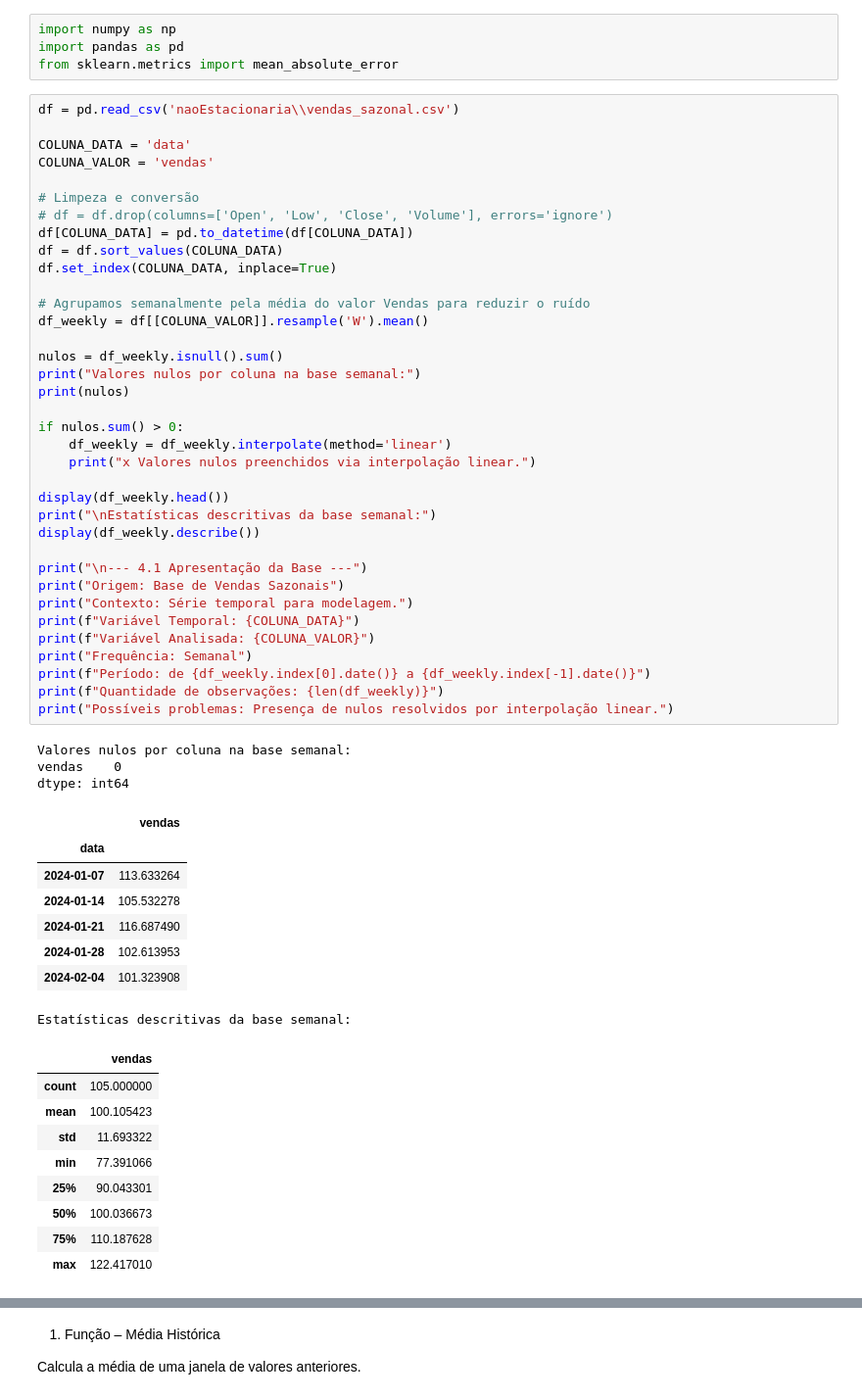
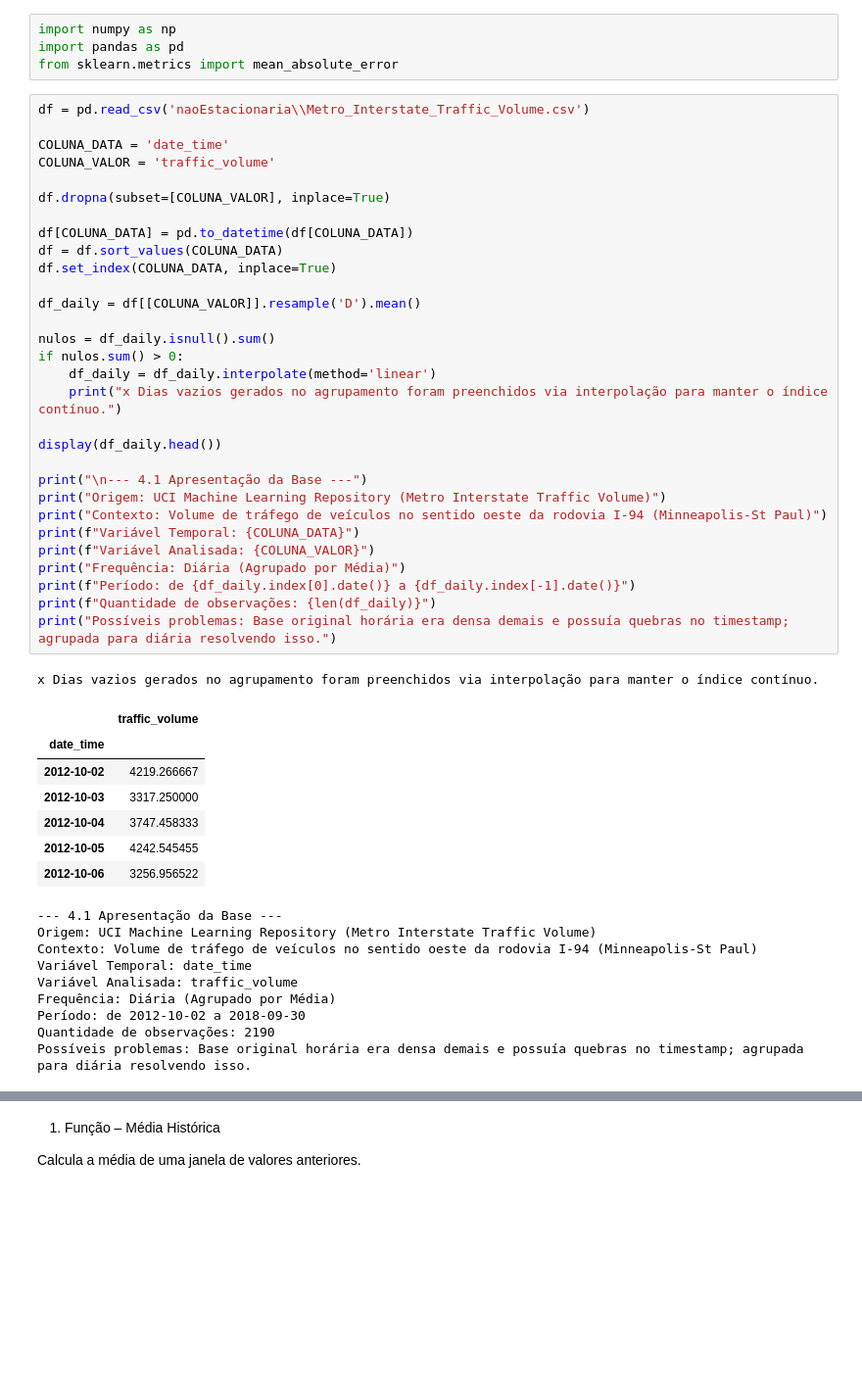
Before and after one commit to LeleNascimennto/sarima-model, a Jupyter notebook: base_models.ipynb, the cells around one changed output, grey strips where cells are left out. Shown at 98% size. Cells and saved outputs as stored; diff of their text form; blank space fills up the shorter version.

Commit message:
feat: replace sales dataset with traffic volume data and add utility script for base models

```diff
--- a/base_models.ipynb
+++ b/base_models.ipynb
@@ -3,59 +3,50 @@ import numpy as np
 import pandas as pd
 from sklearn.metrics import mean_absolute_error
 # %%
-df = pd.read_csv('naoEstacionaria\\vendas_sazonal.csv')
+df = pd.read_csv('naoEstacionaria\\Metro_Interstate_Traffic_Volume.csv')
 
-COLUNA_DATA = 'data'
-COLUNA_VALOR = 'vendas'
+COLUNA_DATA = 'date_time'
+COLUNA_VALOR = 'traffic_volume'
 
-# Limpeza e conversão
-# df = df.drop(columns=['Open', 'Low', 'Close', 'Volume'], errors='ignore')
+df.dropna(subset=[COLUNA_VALOR], inplace=True)
+
 df[COLUNA_DATA] = pd.to_datetime(df[COLUNA_DATA])
 df = df.sort_values(COLUNA_DATA)
 df.set_index(COLUNA_DATA, inplace=True)
 
-# Agrupamos semanalmente pela média do valor Vendas para reduzir o ruído
-df_weekly = df[[COLUNA_VALOR]].resample('W').mean()
+df_daily = df[[COLUNA_VALOR]].resample('D').mean()
 
-nulos = df_weekly.isnull().sum()
-print("Valores nulos por coluna na base semanal:")
-print(nulos)
+nulos = df_daily.isnull().sum()
+if nulos.sum() > 0:
+    df_daily = df_daily.interpolate(method='linear')
+    print("x Dias vazios gerados no agrupamento foram preenchidos via interpolação para manter o índice contínuo.")
 
-if nulos.sum() > 0:
-    df_weekly = df_weekly.interpolate(method='linear')
-    print("x Valores nulos preenchidos via interpolação linear.")
-
-display(df_weekly.head())
-print("\nEstatísticas descritivas da base semanal:")
-display(df_weekly.describe())
+display(df_daily.head())
 
 print("\n--- 4.1 Apresentação da Base ---")
-print("Origem: Base de Vendas Sazonais")
-print("Contexto: Série temporal para modelagem.")
+print("Origem: UCI Machine Learning Repository (Metro Interstate Traffic Volume)")
+print("Contexto: Volume de tráfego de veículos no sentido oeste da rodovia I-94 (Minneapolis-St Paul)")
 print(f"Variável Temporal: {COLUNA_DATA}")
 print(f"Variável Analisada: {COLUNA_VALOR}")
-print("Frequência: Semanal")
-print(f"Período: de {df_weekly.index[0].date()} a {df_weekly.index[-1].date()}")
-print(f"Quantidade de observações: {len(df_weekly)}")
-print("Possíveis problemas: Presença de nulos resolvidos por interpolação linear.")
+print("Frequência: Diária (Agrupado por Média)")
+print(f"Período: de {df_daily.index[0].date()} a {df_daily.index[-1].date()}")
+print(f"Quantidade de observações: {len(df_daily)}")
+print("Possíveis problemas: Base original horária era densa demais e possuía quebras no timestamp; agrupada para diária resolvendo isso.")
 # %% [output]
-Valores nulos por coluna na base semanal:
-vendas    0
-dtype: int64
+x Dias vazios gerados no agrupamento foram preenchidos via interpolação para manter o índice contínuo.
-|  | vendas |
-| data |  |
-| 2024-01-07 | 113.633264 |
-| 2024-01-14 | 105.532278 |
-| 2024-01-21 | 116.687490 |
-| 2024-01-28 | 102.613953 |
-| 2024-02-04 | 101.323908 |
+|  | traffic_volume |
+| date_time |  |
+| 2012-10-02 | 4219.266667 |
+| 2012-10-03 | 3317.250000 |
+| 2012-10-04 | 3747.458333 |
+| 2012-10-05 | 4242.545455 |
+| 2012-10-06 | 3256.956522 |
-Estatísticas descritivas da base semanal:
+--- 4.1 Apresentação da Base ---
+Origem: UCI Machine Learning Repository (Metro Interstate Traffic Volume)
+Contexto: Volume de tráfego de veículos no sentido oeste da rodovia I-94 (Minneapolis-St Paul)
+Variável Temporal: date_time
+Variável Analisada: traffic_volume
+Frequência: Diária (Agrupado por Média)
+Período: de 2012-10-02 a 2018-09-30
+Quantidade de observações: 2190
+Possíveis problemas: Base original horária era densa demais e possuía quebras no timestamp; agrupada para diária resolvendo isso.
-|  | vendas |
-| count | 105.000000 |
-| mean | 100.105423 |
-| std | 11.693322 |
-| min | 77.391066 |
-| 25% | 90.043301 |
-| 50% | 100.036673 |
-| 75% | 110.187628 |
-| max | 122.417010 |
```
Also changed, not shown: parts of 3 cells of this notebook, 3 other files.
